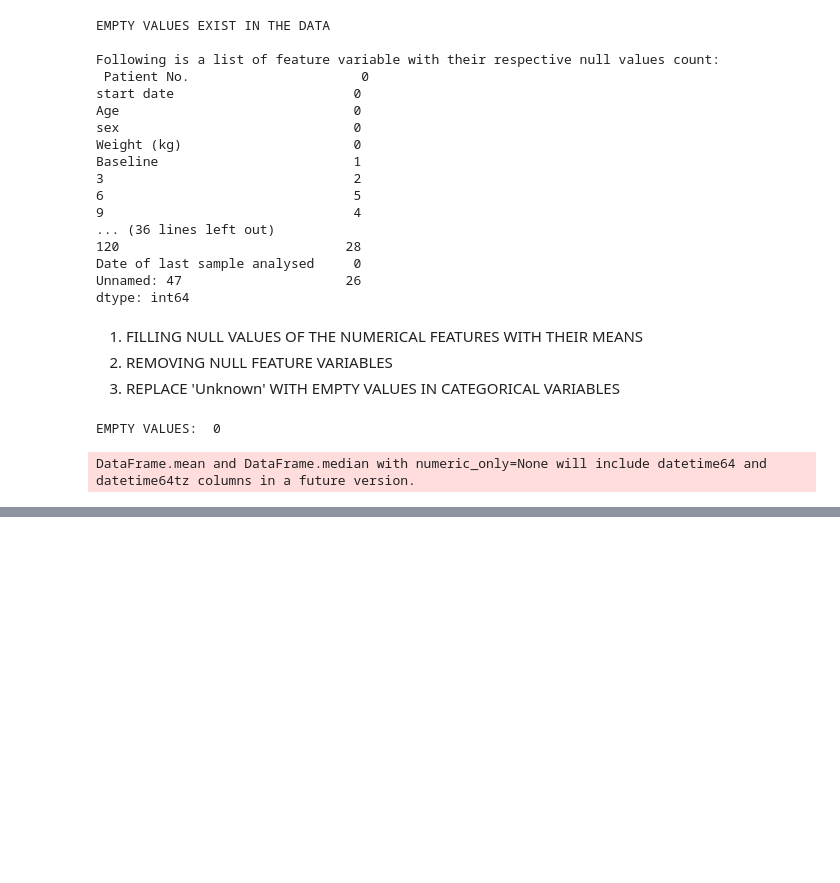
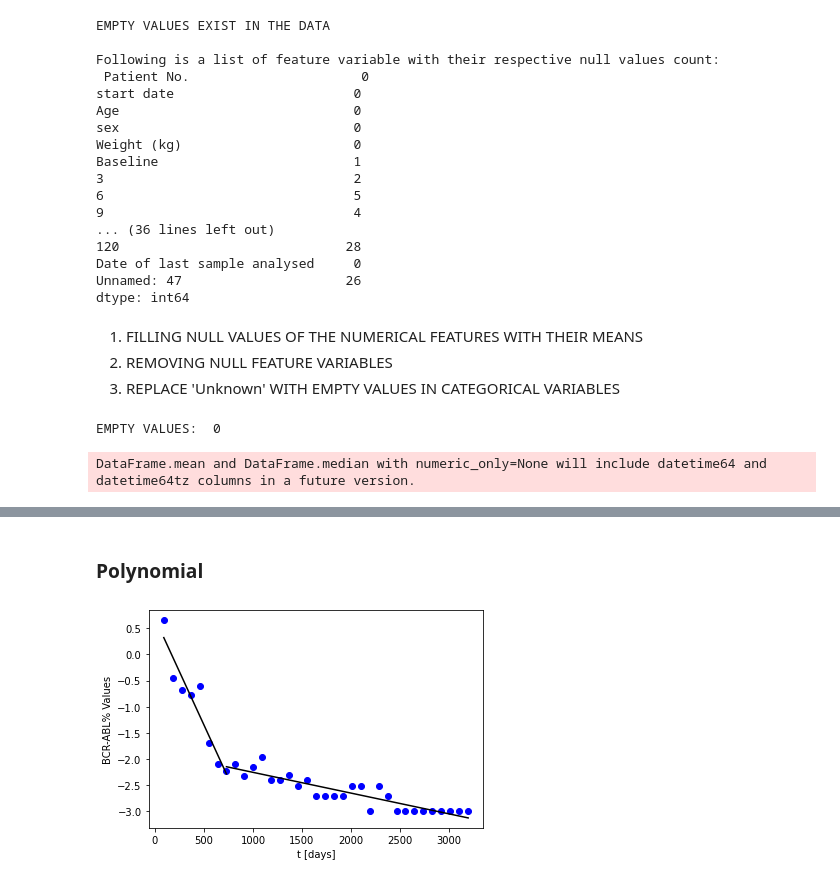
Before and after one commit to Utpal-Mishra/MSc-Thesis-Optimal-Control-Therapy-4-Cancer-Treatment, a Jupyter notebook: OptimalControlTherapy4CancerTreatment.ipynb, the cells around one changed output, grey strips where cells are left out. Cells and saved outputs as stored; diff of their text form; code cells hidden in the pictures; blank space fills up the shorter version.

```diff
--- a/OptimalControlTherapy4CancerTreatment.ipynb
+++ b/OptimalControlTherapy4CancerTreatment.ipynb
@@ -137,0 +334,21 @@ DataFrame.mean and DataFrame.median with numeric_only=None will include datetime
+# %% [markdown]
+### **Polynomial**
+# %%
+from sklearn.preprocessing import PolynomialFeatures
+pr = PolynomialFeatures(degree = 1)
+X_poly = pr.fit_transform(X)
+
+lr1 = LinearRegression()
+lr2 = LinearRegression()
+lr1.fit(X_poly[:8, ], Y[:8, ])
+lr2.fit(X_poly[7:35, ], Y[7:35, ])
+
+#plt.yscale("log")
+plt.scatter(X[:35, ], Y[:35, ], color='blue')
+plt.plot(X[:8, ], lr1.predict(pr.fit_transform(X[:8, ])), color='black')
+plt.plot(X[7:35, ], lr2.predict(pr.fit_transform(X[7:35, ])), color='black')
+plt.ylabel("BCR-ABL% Values")
+plt.xlabel("t [days]")
+plt.show()
+# %% [output]
+[figure, added]
```
Also changed, not shown: parts of 18 cells of this notebook.
